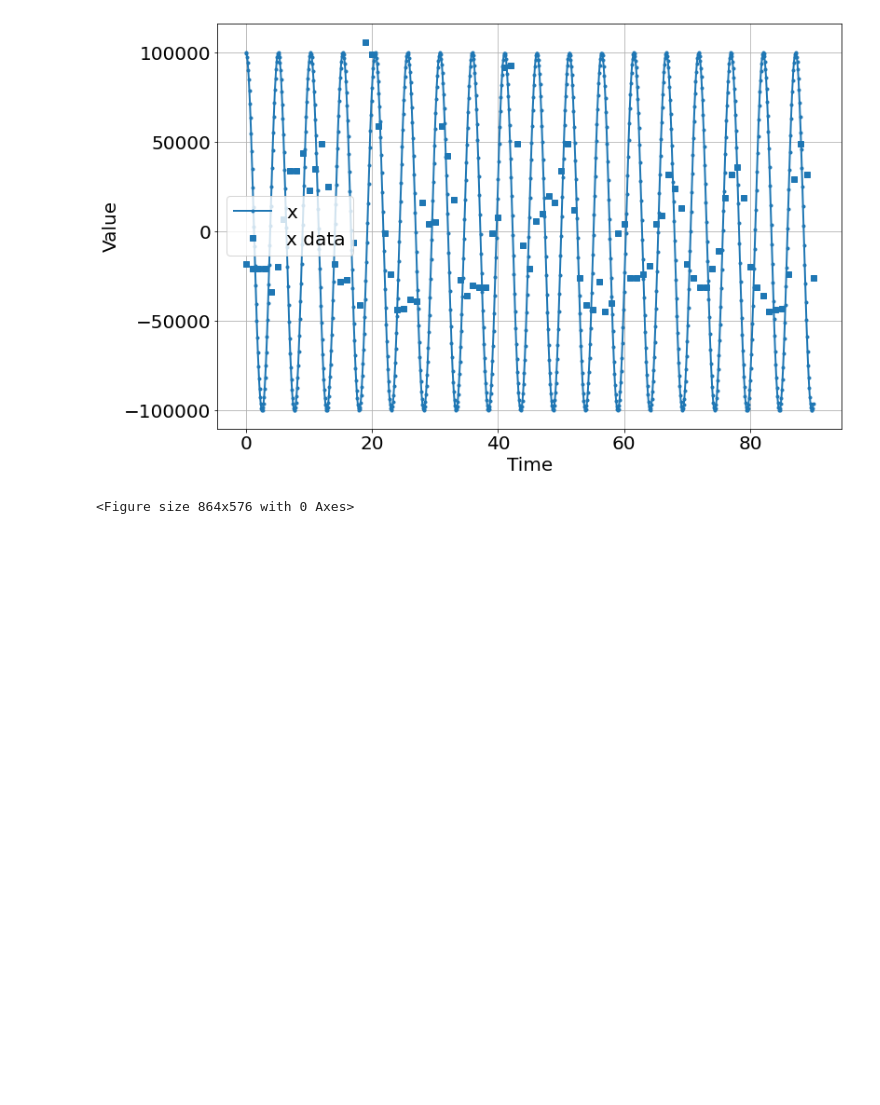
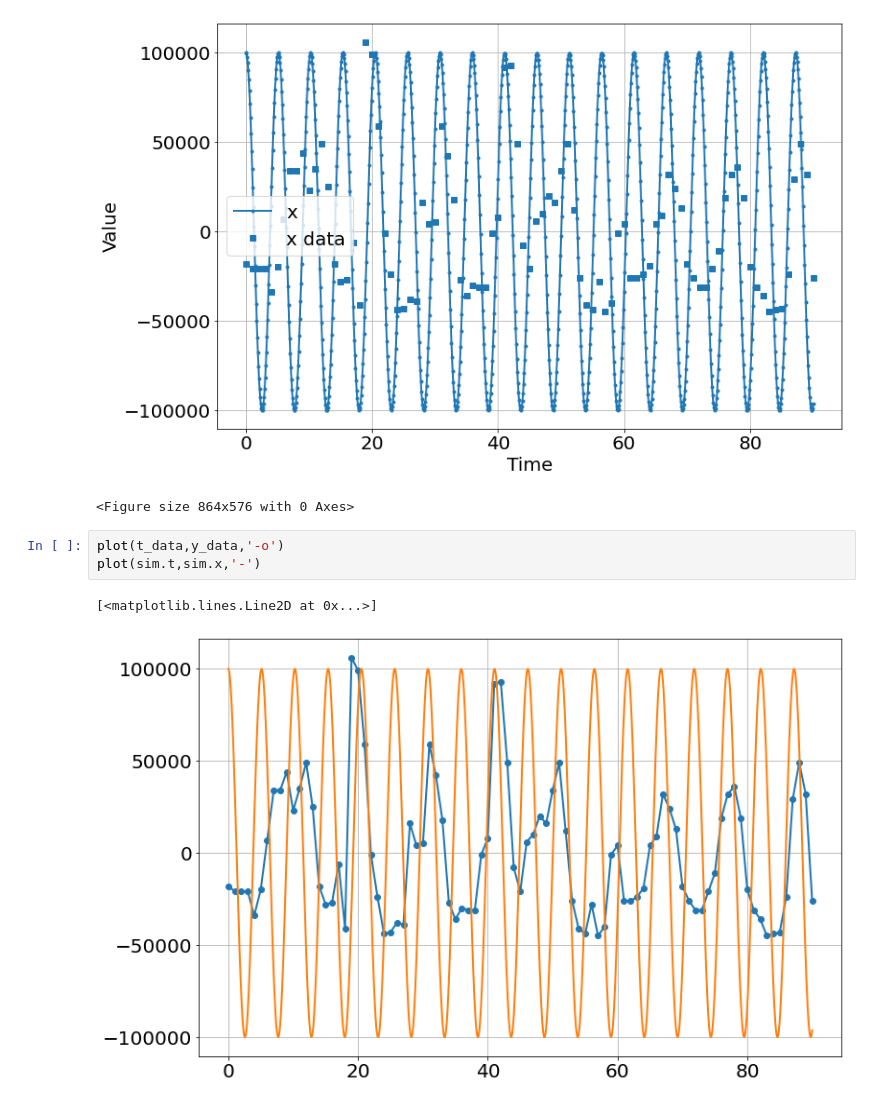
Before and after one commit to bblais/Computer-Programming-for-the-Sciences-Spring-2021, a Jupyter notebook: 2021-05-03 - Office Hours.ipynb, the cells around one changed output. Drawn from its saved outputs; the diff is of its cells as text; blank space fills up the shorter version.

```diff
--- a/2021-05-03 - Office Hours.ipynb
+++ b/2021-05-03 - Office Hours.ipynb
@@ -67,3 +67,9 @@ sim.run(0,90)
 # %% [output]
 [figure]
 <Figure size 864x576 with 0 Axes>
+# %%
+plot(t_data,y_data,'-o')
+plot(sim.t,sim.x,'-')
+# %% [output]
+[<matplotlib.lines.Line2D at 0x...>]
+[figure, added]
```
Also changed, not shown: 1 other file.
